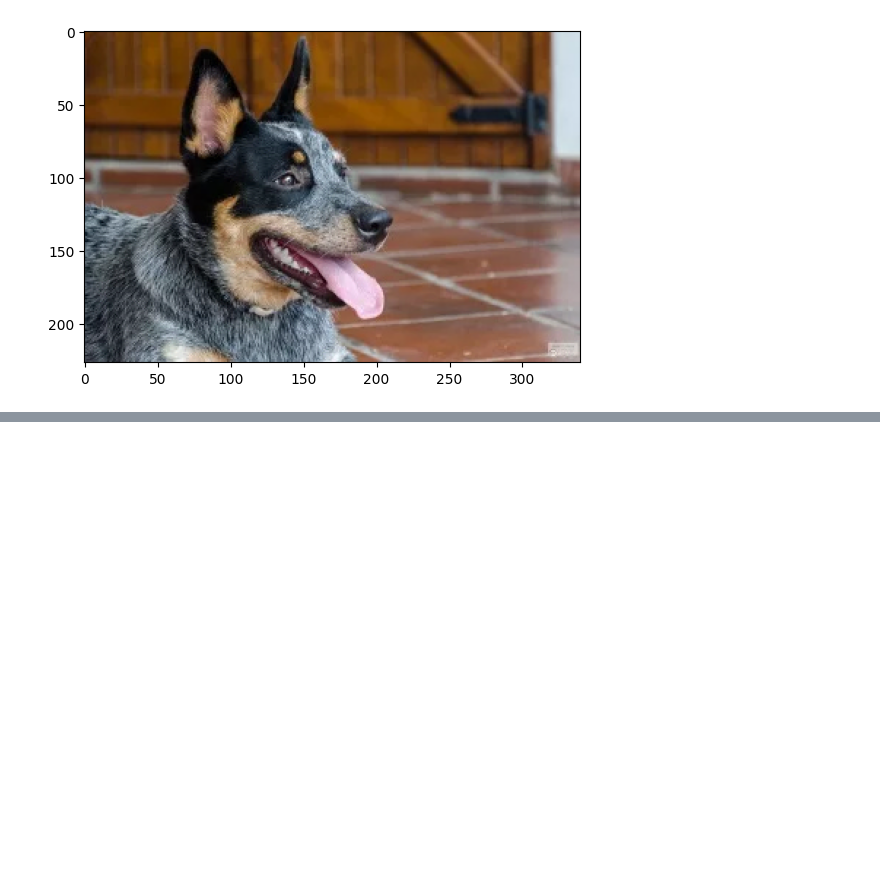
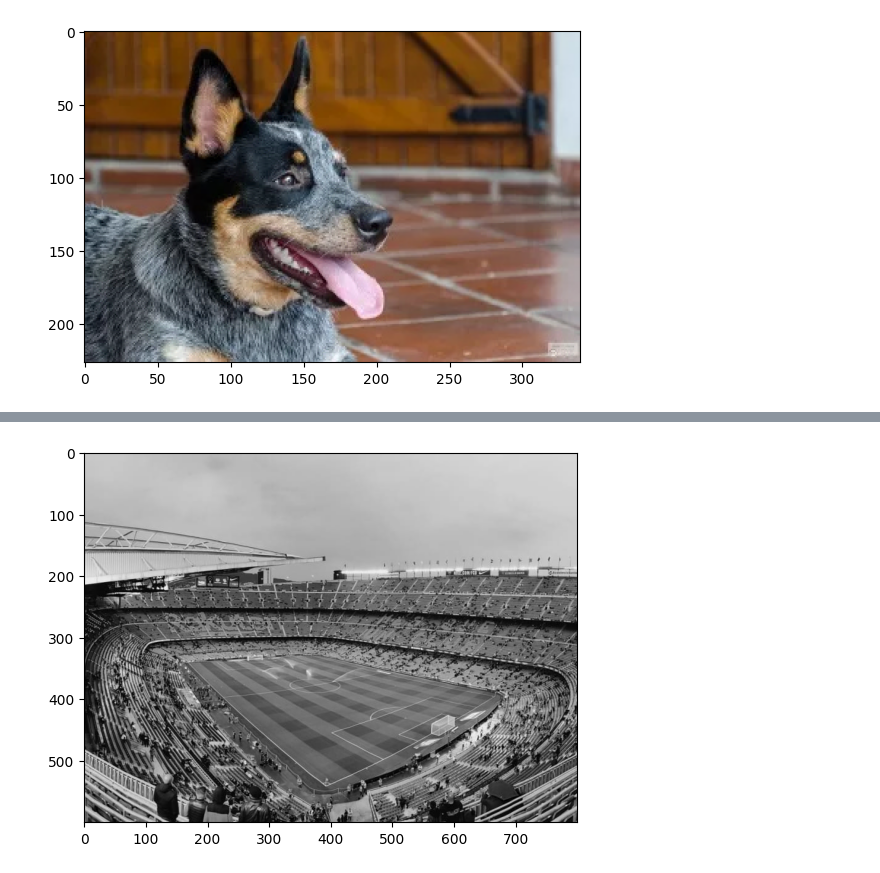
Before and after one commit to sergioguzman27/text_mining_lab1, a Jupyter notebook: laboratorio.ipynb, the cells around one changed output, grey strips where cells are left out. Saved outputs shown, nothing was run; the diff lists cells and outputs as text; code cells hidden in the pictures; blank space fills up the shorter version.

```diff
--- a/laboratorio.ipynb
+++ b/laboratorio.ipynb
@@ -168,0 +194,6 @@ plt.show()
+# %%
+cv2.imwrite('./prueba1_gris_verde.jpg', img_gris_verde)
+plt.imshow(img_gris_verde)
+plt.show()
+# %% [output]
+[figure, added]
```
Also changed, not shown: parts of 6 cells of this notebook, 3 other files.
